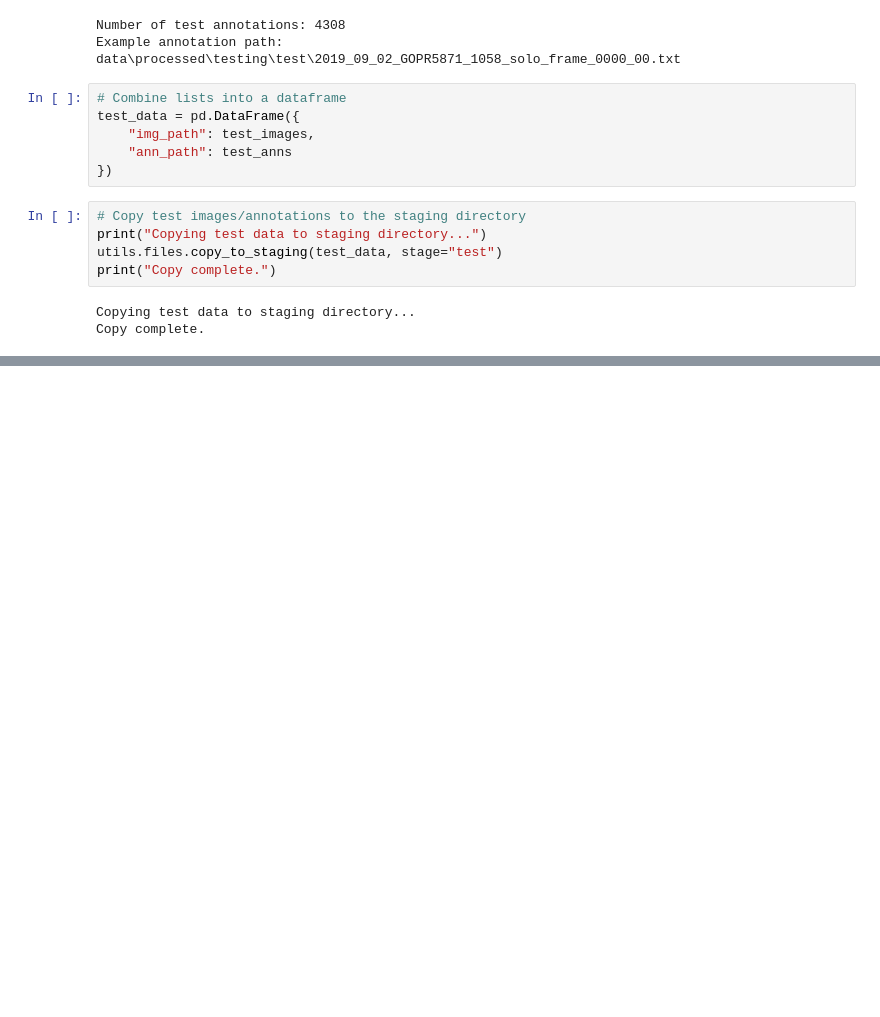
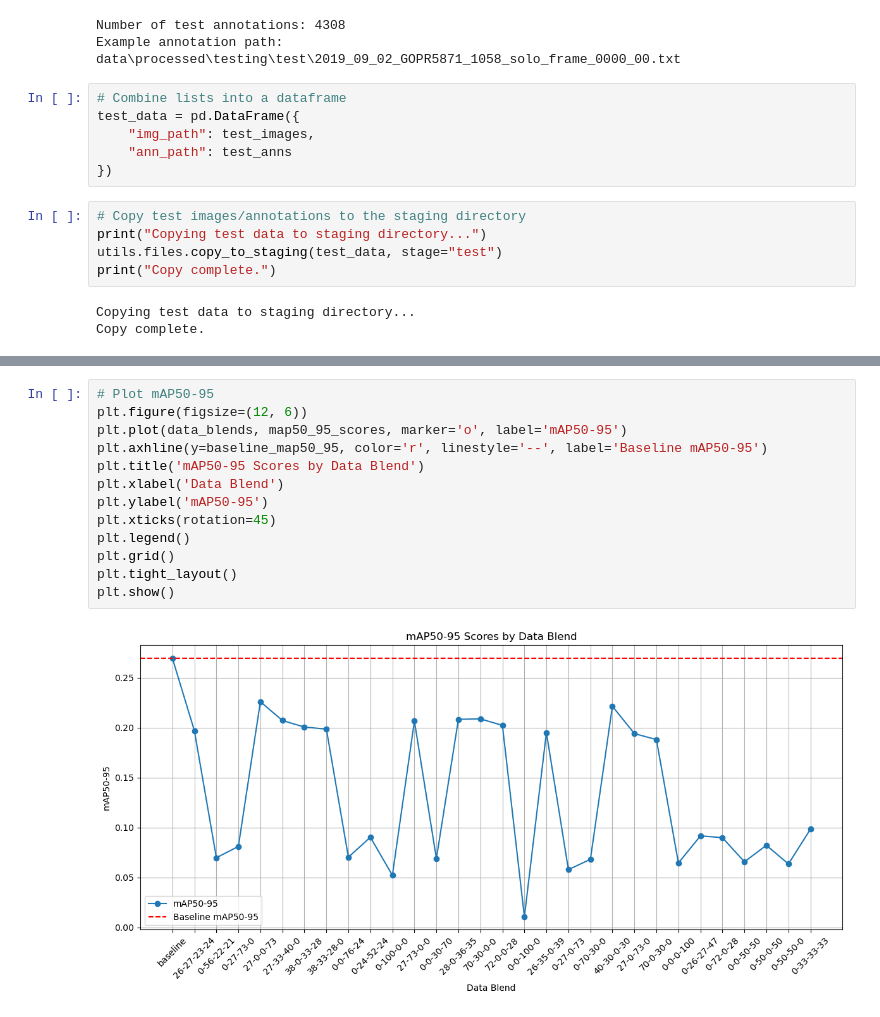
Before and after one commit to amswanson333/synthetic-data-for-object-detection, a Jupyter notebook: 8_model_metrics.ipynb, the cells around one changed output, grey strips where cells are left out. Saved outputs shown, nothing was run; the diff lists cells and outputs as text; blank space fills up the shorter version.

```diff
--- a/8_model_metrics.ipynb
+++ b/8_model_metrics.ipynb
@@ -250,0 +305,15 @@ print("Combined results saved.")
+# %%
+# Plot mAP50-95
+plt.figure(figsize=(12, 6))
+plt.plot(data_blends, map50_95_scores, marker='o', label='mAP50-95')
+plt.axhline(y=baseline_map50_95, color='r', linestyle='--', label='Baseline mAP50-95')
+plt.title('mAP50-95 Scores by Data Blend')
+plt.xlabel('Data Blend')
+plt.ylabel('mAP50-95')
+plt.xticks(rotation=45)
+plt.legend()
+plt.grid()
+plt.tight_layout()
+plt.show()
+# %% [output]
+[figure, added]
```
Also changed, not shown: parts of 7 cells of this notebook.
